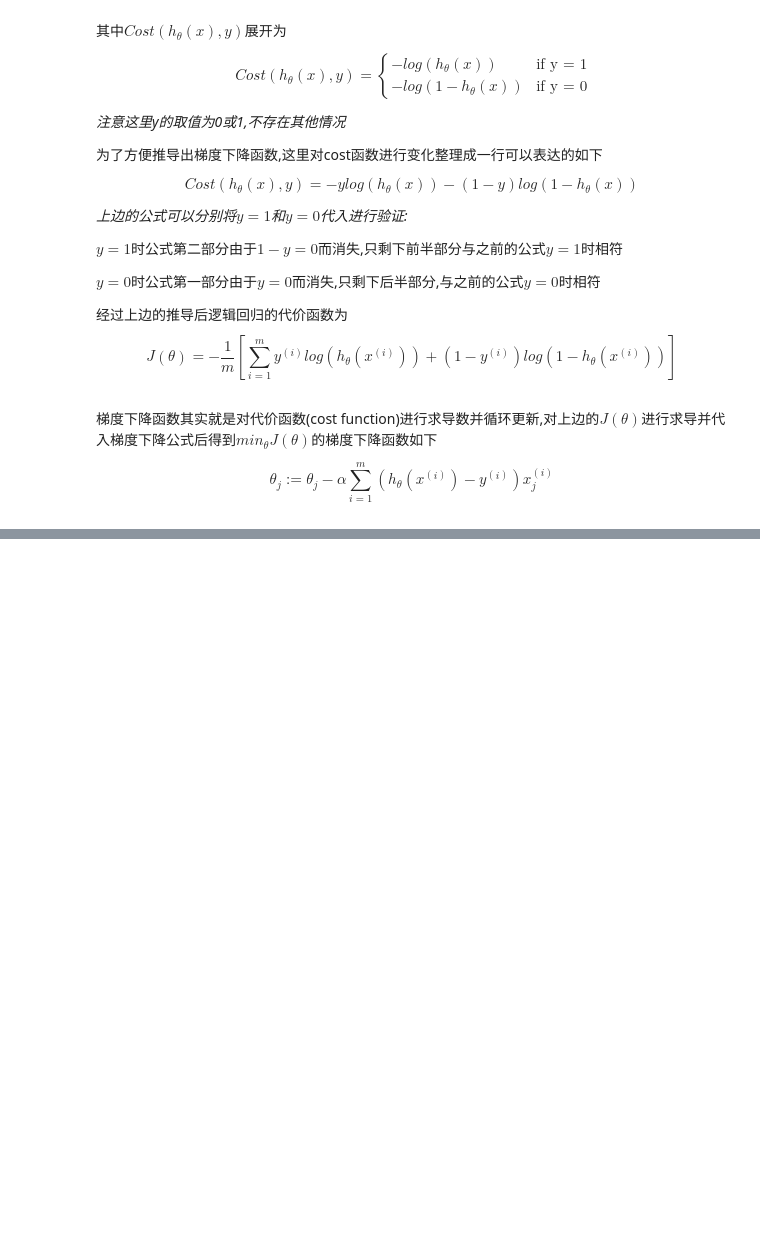
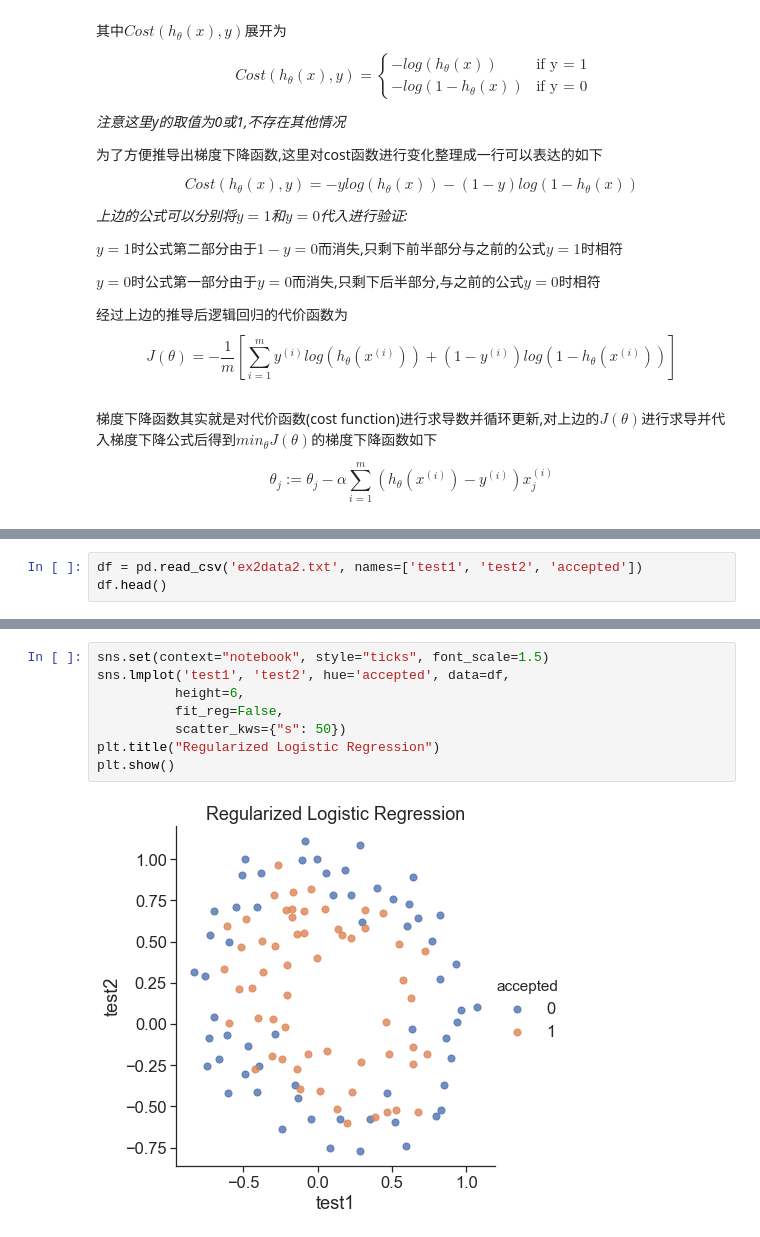
Before and after one commit to damonxiao/Coursera-ML-AndrewNg-Notes-Damon, a Jupyter notebook: chapter07/Logistic_regression.ipynb, the cells around one changed output, grey strips where cells are left out. Saved outputs shown, nothing was run; the diff lists cells and outputs as text; blank space fills up the shorter version.

```diff
--- a/chapter07/Logistic_regression.ipynb
+++ b/chapter07/Logistic_regression.ipynb
@@ -53,0 +294,3 @@ $$
+# %%
+df = pd.read_csv('ex2data2.txt', names=['test1', 'test2', 'accepted'])
+df.head()
@@ -53,0 +304,10 @@ $$
+# %%
+sns.set(context="notebook", style="ticks", font_scale=1.5)
+sns.lmplot('test1', 'test2', hue='accepted', data=df,
+          height=6,
+          fit_reg=False,
+          scatter_kws={"s": 50})
+plt.title("Regularized Logistic Regression")
+plt.show()
+# %% [output]
+[figure, added]
```
Also changed, not shown: parts of 49 cells of this notebook, 2 other files.
